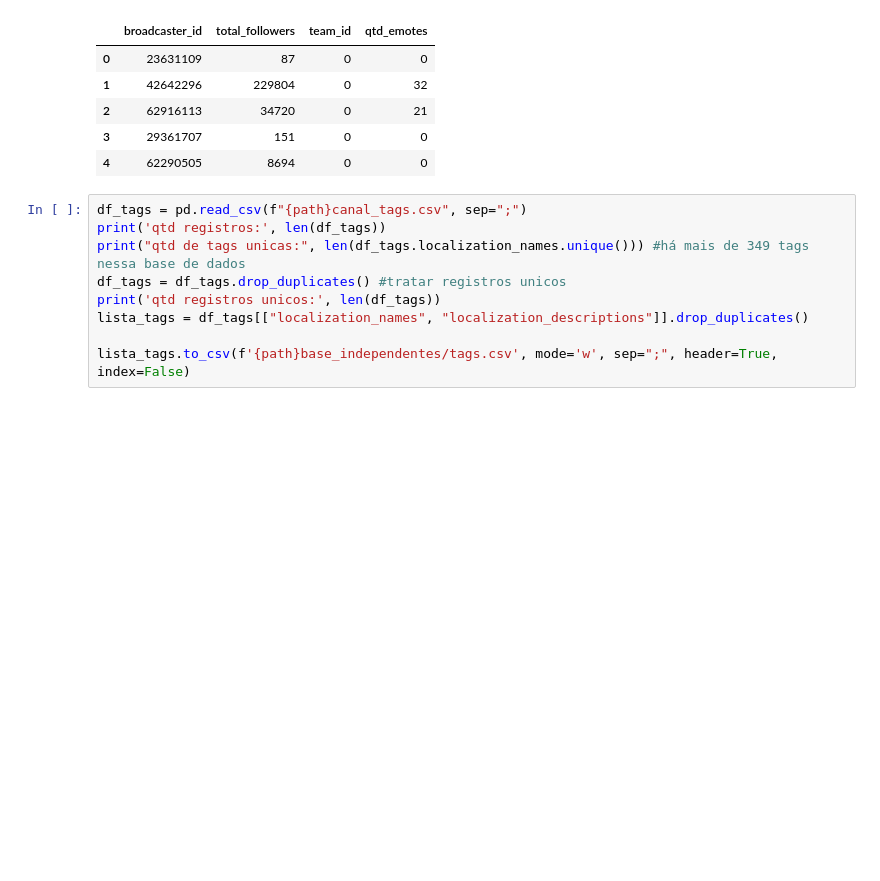
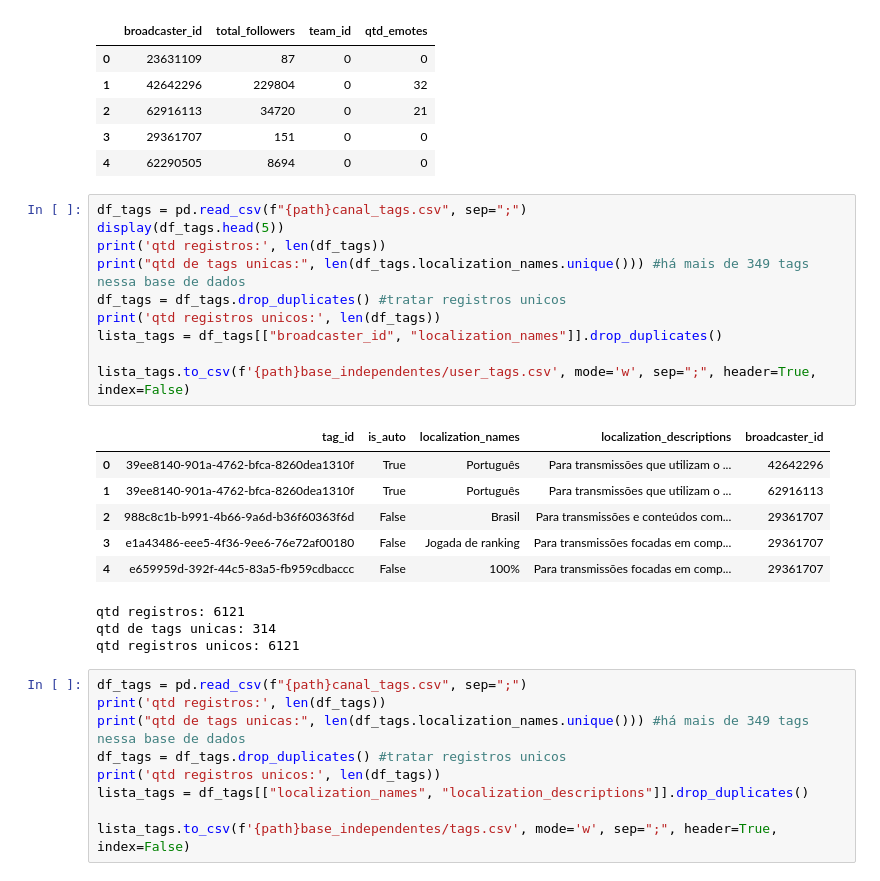
Before and after one commit to Sleshes/twitch_recommendation, a Jupyter notebook: pt/preparacao_dados_twitch_bases_independentes.ipynb, the cells around one changed output. Drawn from its saved outputs; the diff is of its cells as text; blank space fills up the shorter version.

```diff
--- a/pt/preparacao_dados_twitch_bases_independentes.ipynb
+++ b/pt/preparacao_dados_twitch_bases_independentes.ipynb
@@ -70,6 +70,26 @@ df_base.to_csv(f'{path}base_independentes/base.csv', mode='w', sep=";", header=T
 | 2 | 62916113 | 34720 | 0 | 21 |
 | 3 | 29361707 | 151 | 0 | 0 |
 | 4 | 62290505 | 8694 | 0 | 0 |
+# %%
+df_tags = pd.read_csv(f"{path}canal_tags.csv", sep=";")
+display(df_tags.head(5))
+print('qtd registros:', len(df_tags))
+print("qtd de tags unicas:", len(df_tags.localization_names.unique())) #há mais de 349 tags nessa base de dados
+df_tags = df_tags.drop_duplicates() #tratar registros unicos
+print('qtd registros unicos:', len(df_tags))
+lista_tags = df_tags[["broadcaster_id", "localization_names"]].drop_duplicates()
+
+lista_tags.to_csv(f'{path}base_independentes/user_tags.csv', mode='w', sep=";", header=True, index=False)
+# %% [output]
+|  | tag_id | is_auto | localization_names | localization_descriptions | broadcaster_id |
+| 0 | 39ee8140-901a-4762-bfca-8260dea1310f | True | Português | Para transmissões que utilizam o ... | 42642296 |
+| 1 | 39ee8140-901a-4762-bfca-8260dea1310f | True | Português | Para transmissões que utilizam o ... | 62916113 |
+| 2 | 988c8c1b-b991-4b66-9a6d-b36f60363f6d | False | Brasil | Para transmissões e conteúdos com... | 29361707 |
+| 3 | e1a43486-eee5-4f36-9ee6-76e72af00180 | False | Jogada de ranking | Para transmissões focadas em comp... | 29361707 |
+| 4 | e659959d-392f-44c5-83a5-fb959cdbaccc | False | 100% | Para transmissões focadas em comp... | 29361707 |
+qtd registros: 6121
+qtd de tags unicas: 314
+qtd registros unicos: 6121
 # %%
 df_tags = pd.read_csv(f"{path}canal_tags.csv", sep=";")
 print('qtd registros:', len(df_tags))
```
